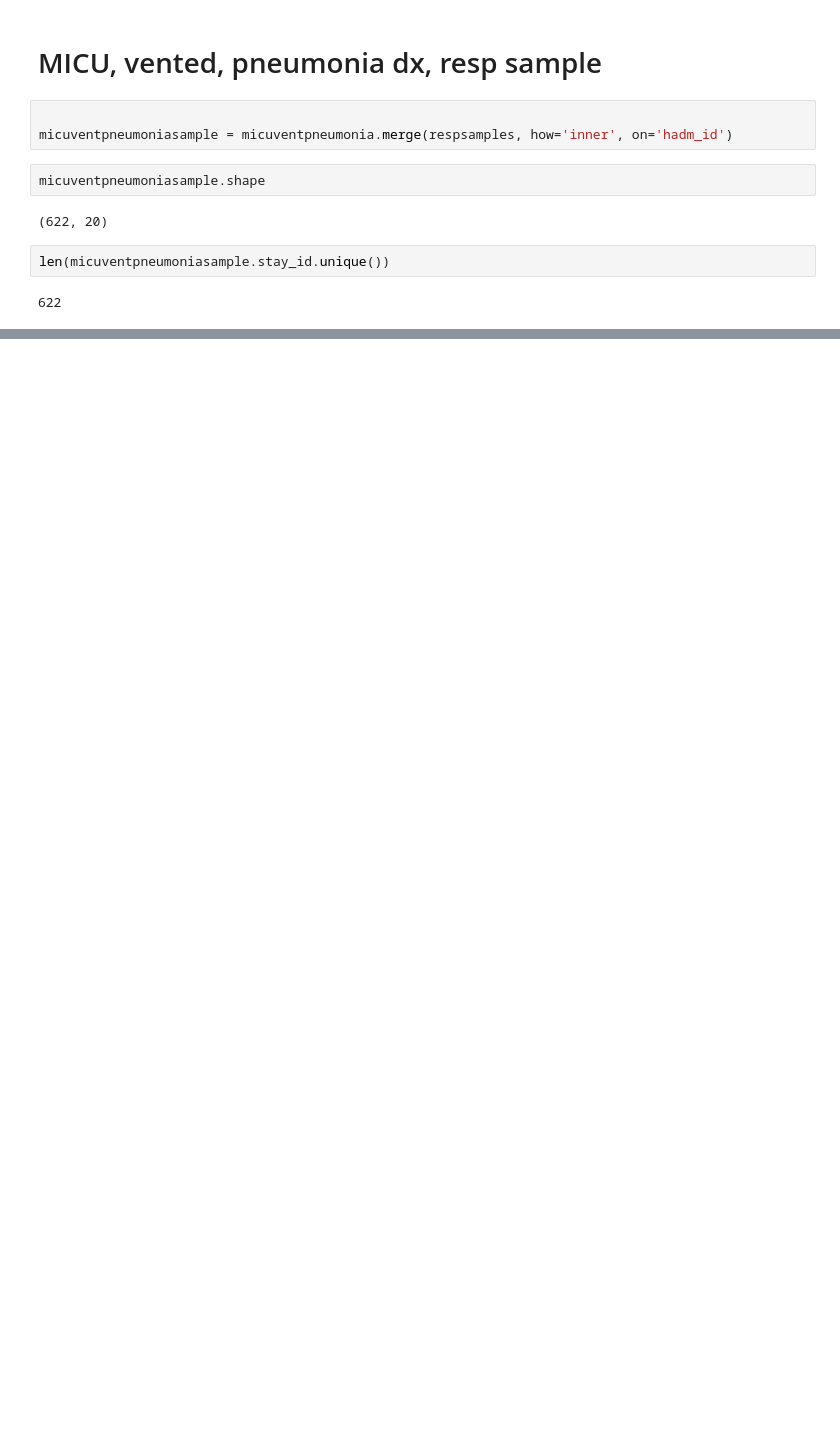
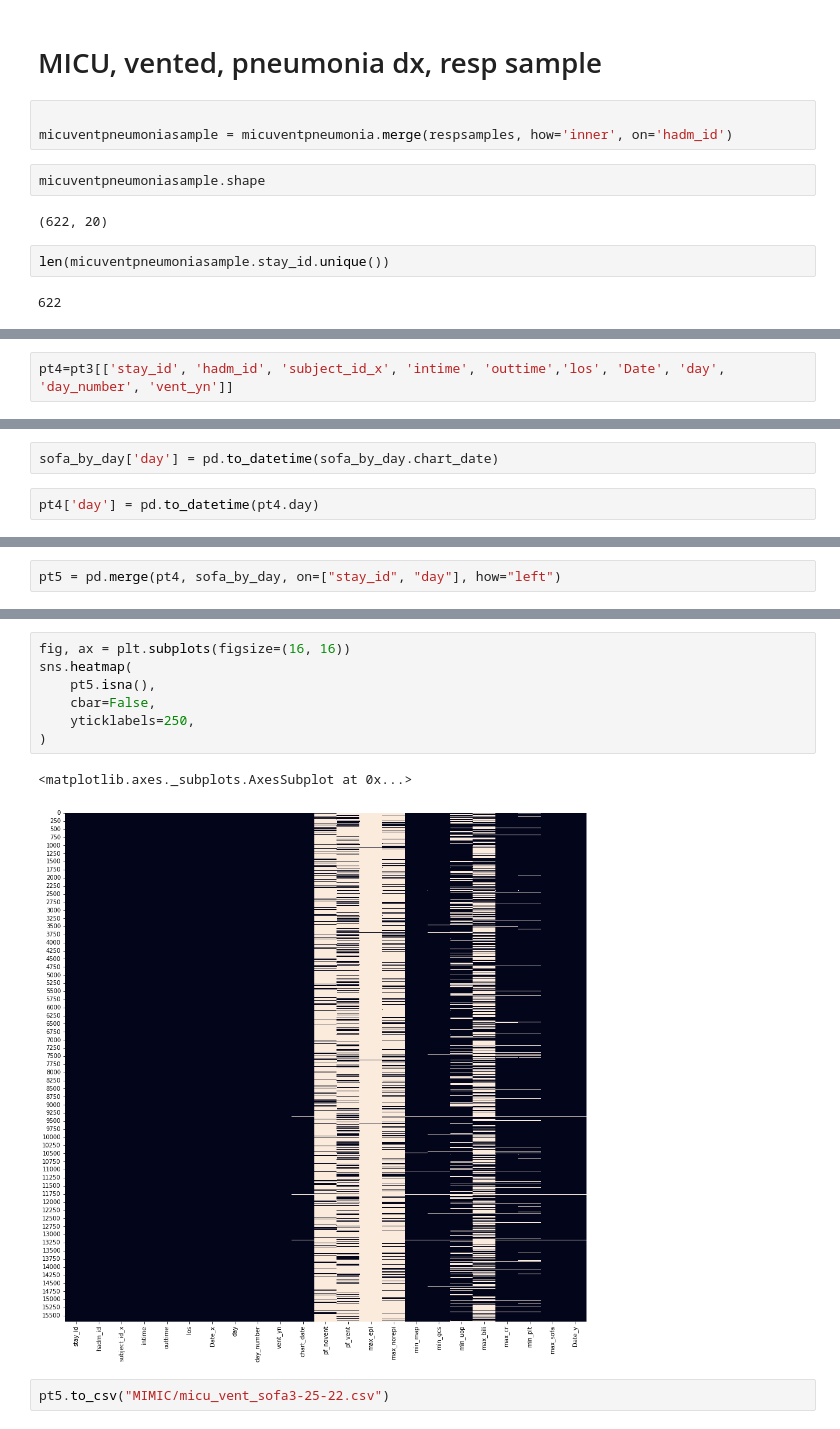
Before and after one commit to cloverbunny/mimic-iv, a Jupyter notebook: c14_combine_mimic_files3_20_22.ipynb, the cells around one changed output, grey strips where cells are left out. Drawn from its saved outputs; the diff is of its cells as text; blank space fills up the shorter version.

```diff
--- a/c14_combine_mimic_files3_20_22.ipynb
+++ b/c14_combine_mimic_files3_20_22.ipynb
@@ -246,0 +419,2 @@ len(micuventpneumoniasample.stay_id.unique())
+# %%
+pt4=pt3[['stay_id', 'hadm_id', 'subject_id_x', 'intime', 'outtime','los', 'Date', 'day', 'day_number', 'vent_yn']]
@@ -246,0 +505,4 @@ len(micuventpneumoniasample.stay_id.unique())
+# %%
+sofa_by_day['day'] = pd.to_datetime(sofa_by_day.chart_date)
+# %%
+pt4['day'] = pd.to_datetime(pt4.day)
@@ -246,0 +515,2 @@ len(micuventpneumoniasample.stay_id.unique())
+# %%
+pt5 = pd.merge(pt4, sofa_by_day, on=["stay_id", "day"], how="left")
@@ -246,0 +527,12 @@ len(micuventpneumoniasample.stay_id.unique())
+# %%
+fig, ax = plt.subplots(figsize=(16, 16))
+sns.heatmap(
+    pt5.isna(),
+    cbar=False,
+    yticklabels=250,
+)
+# %% [output]
+<matplotlib.axes._subplots.AxesSubplot at 0x...>
+[figure, added]
+# %%
+pt5.to_csv("MIMIC/micu_vent_sofa3-25-22.csv")
```
Also changed, not shown: parts of 76 cells of this notebook.
